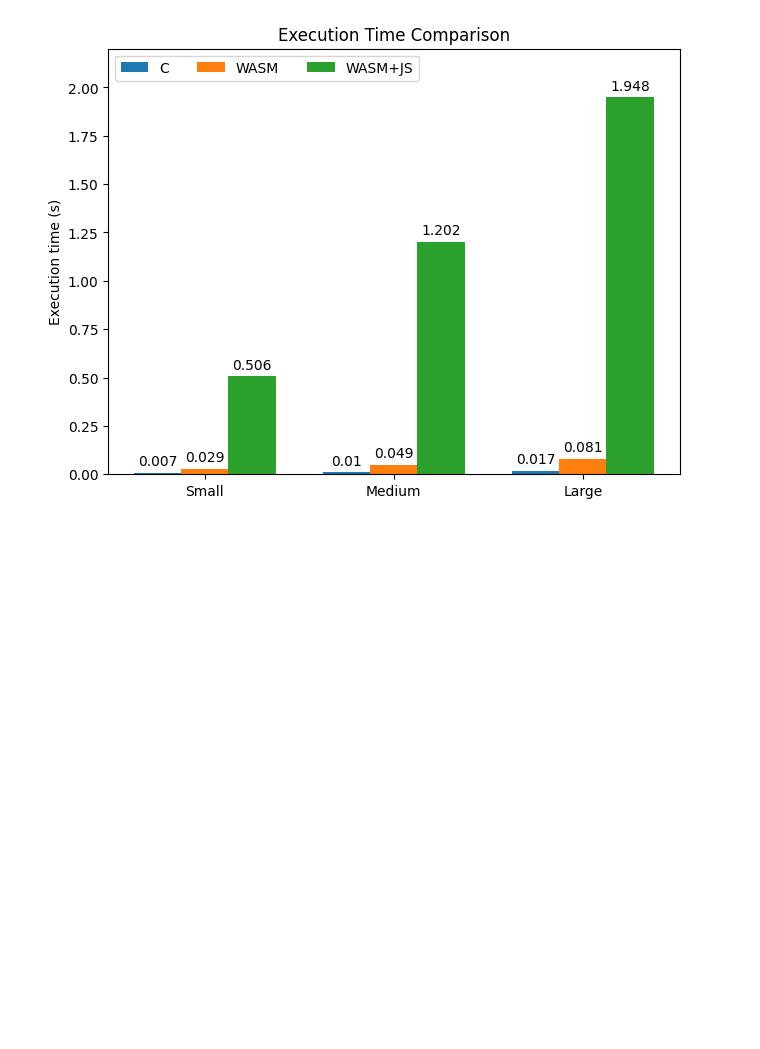
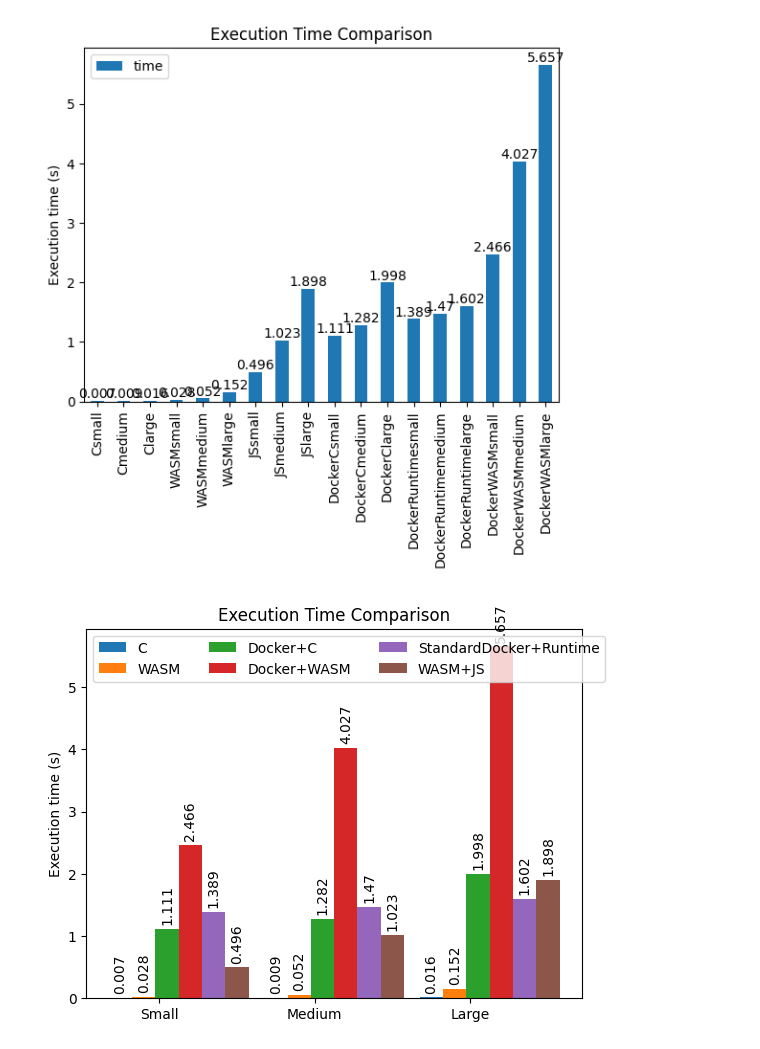
Before and after one commit to julenbhy/WASM-Benchmarks, a Jupyter notebook: bench.ipynb, the cells around one changed output. Cells and saved outputs as stored; diff of their text form; code cells hidden in the pictures; blank space fills up the shorter version.

Commit message:
old bench version

```diff
--- a/bench.ipynb
+++ b/bench.ipynb
@@ -52,14 +90,22 @@ dfJSlarge=multitime_to_pd(JSlarge)
 # %%
 # Extract the execution time values that you want to plot
-name_values = ['Csmall', 'Cmedium', 'Clarge', 'WASMsmall', 'WASMmedium', 'WASMlarge', 'JSsmall', 'JSmedium', 'JSlarge']
+name_values = ['Csmall', 'Cmedium', 'Clarge',
+               'WASMsmall', 'WASMmedium', 'WASMlarge',
+               'JSsmall', 'JSmedium', 'JSlarge',
+               'DockerCsmall', 'DockerCmedium', 'DockerClarge',
+               'DockerRuntimesmall', 'DockerRuntimemedium', 'DockerRuntimelarge',
+               'DockerWASMsmall', 'DockerWASMmedium', 'DockerWASMlarge',
+              ]
 
 time_values = [float(dfCsmall.loc['real', 'Mean']), float(dfCmedium.loc['real', 'Mean']), float(dfClarge.loc['real', 'Mean']),
                float(dfWASMsmall.loc['real', 'Mean']), float(dfWASMmedium.loc['real', 'Mean']), float(dfWASMlarge.loc['real', 'Mean']),
                float(dfJSsmall.loc['real', 'Mean']), float(dfJSmedium.loc['real', 'Mean']), float(dfJSlarge.loc['real', 'Mean']),
+               float(dfDockerCsmall.loc['real', 'Mean']), float(dfDockerCmedium.loc['real', 'Mean']), float(dfDockerClarge.loc['real', 'Mean']),
+               float(dfDockerRuntimesmall.loc['real', 'Mean']), float(dfDockerRuntimemedium.loc['real', 'Mean']), float(dfDockerRuntimelarge.loc['real', 'Mean']),
+               float(dfDockerWASMsmall.loc['real', 'Mean']), float(dfDockerWASMmedium.loc['real', 'Mean']), float(dfDockerWASMlarge.loc['real', 'Mean']),
               ]
 
 # Create a new dataframe to store the extracted values
 df = pd.DataFrame({'name': name_values, 'time': time_values})
-print(df)
-plot_times(df)
+df
 # %% [output]
@@ -77,31 +129,17 @@ plot_times(df)
 # %%
-bench_size = ("Small", "Medium", "Large")
-execution = {
+groups = ("Small", "Medium", "Large")
+times = {
     'C': (float(dfCsmall.loc['real', 'Mean']), float(dfCmedium.loc['real', 'Mean']), float(dfClarge.loc['real', 'Mean'])),
     'WASM': (float(dfWASMsmall.loc['real', 'Mean']), float(dfWASMmedium.loc['real', 'Mean']), float(dfWASMlarge.loc['real', 'Mean'])),
+    'Docker+C': (float(dfDockerCsmall.loc['real', 'Mean']), float(dfDockerCmedium.loc['real', 'Mean']), float(dfDockerClarge.loc['real', 'Mean'])),
+    'Docker+WASM': (float(dfDockerWASMsmall.loc['real', 'Mean']), float(dfDockerWASMmedium.loc['real', 'Mean']), float(dfDockerWASMlarge.loc['real', 'Mean'])),
+    'StandardDocker+Runtime': (float(dfDockerRuntimesmall.loc['real', 'Mean']), float(dfDockerRuntimemedium.loc['real', 'Mean']), float(dfDockerRuntimelarge.loc['real', 'Mean'])),
     'WASM+JS': (float(dfJSsmall.loc['real', 'Mean']), float(dfJSmedium.loc['real', 'Mean']), float(dfJSlarge.loc['real', 'Mean'])),
-}
+    }
 
-#place group labels
-x = np.arange(len(bench_size))  # the label locations
-width = 0.25  # the width of the bars
-multiplier = 0
+plot_times(df)
 
-fig, ax = plt.subplots(layout='constrained')
-
-for attribute, measurement in execution.items():
-    offset = width * multiplier
-    rects = ax.bar(x + offset, measurement, width, label=attribute)
-    ax.bar_label(rects, padding=3)
-    multiplier += 1
-
-# Add some text for labels, title and custom x-axis tick labels, etc.
-ax.set_ylabel('Execution time (s)')
-ax.set_title('Execution Time Comparison')
-ax.set_xticks(x + width, bench_size)
-ax.legend(loc='upper left', ncols=3)
-ax.set_ylim(0, 2.2)
-
-plt.show()
+plot_grouped(groups, times)
 # %% [output]
-[figure, old version]
+[figure, new version]
+[figure, added]
```
Also changed, not shown: parts of 4 cells of this notebook.
